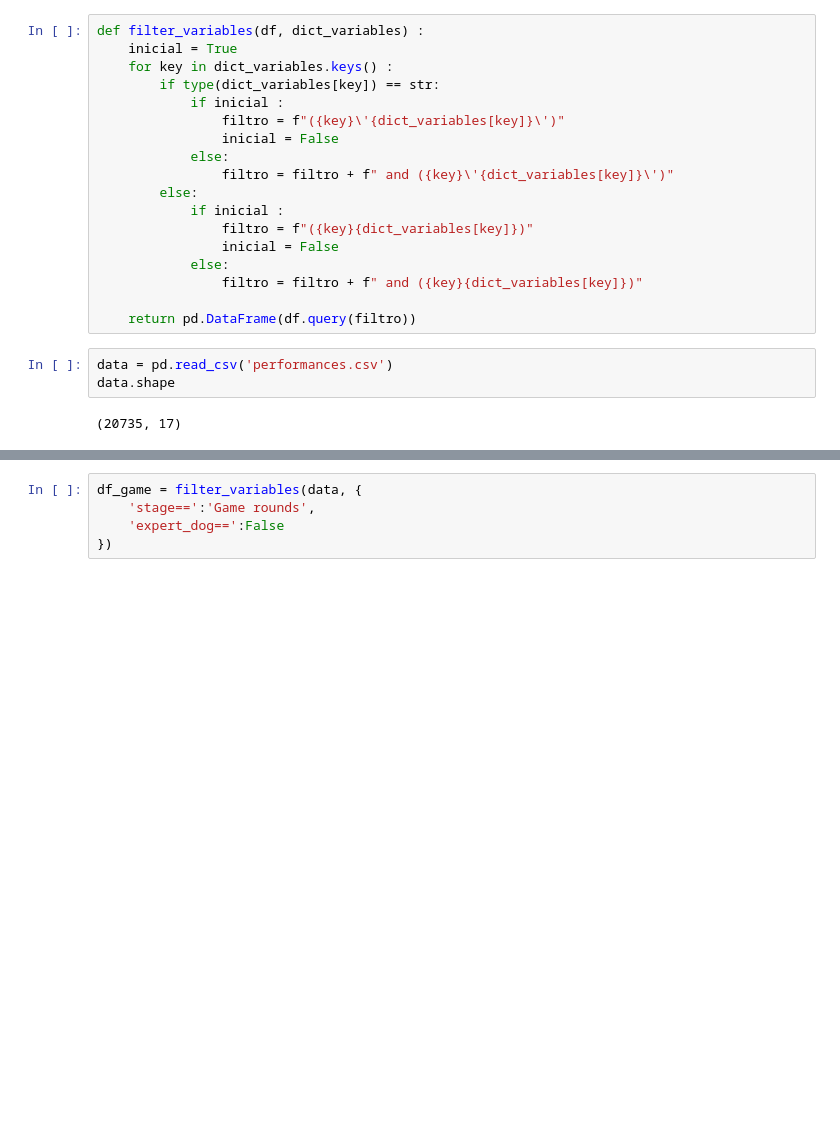
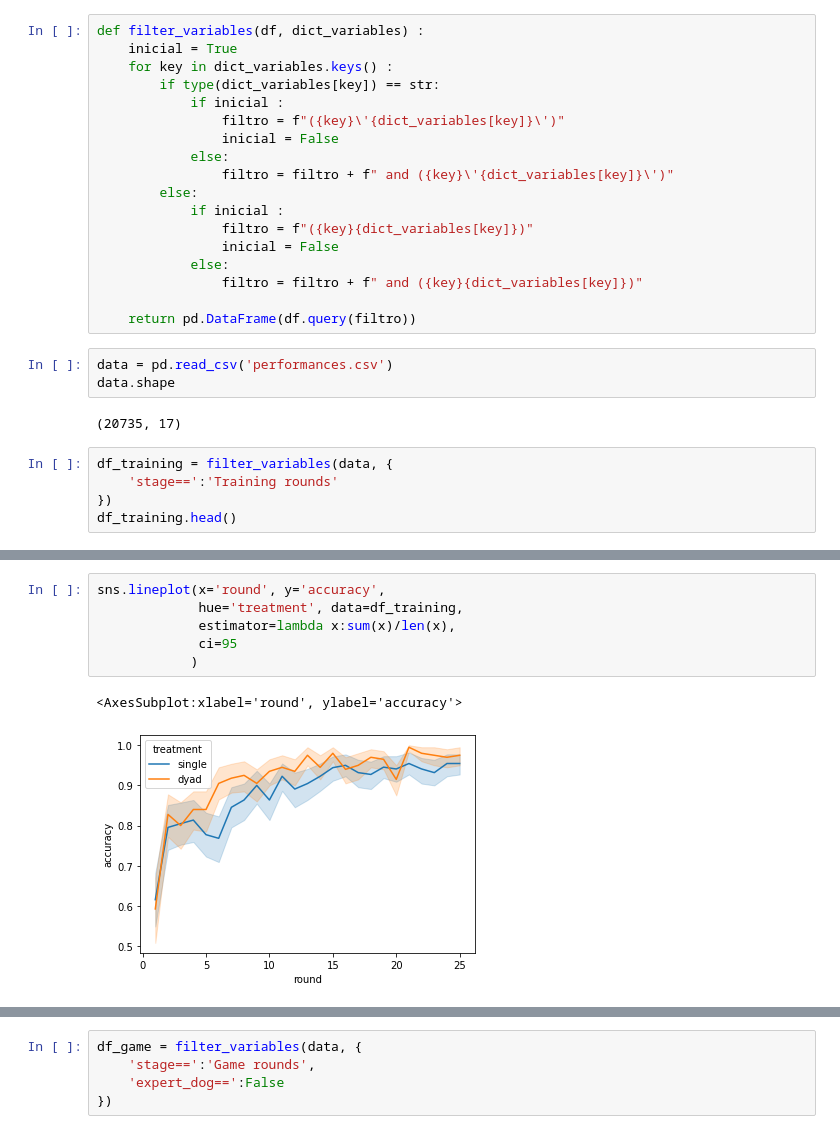
Before and after one commit to EAndrade-Lotero/SPUoDLL, a Jupyter notebook: Untitled3.ipynb, the cells around one changed output, grey strips where cells are left out. Cells and saved outputs as stored; diff of their text form; blank space fills up the shorter version.

```diff
--- a/Untitled3.ipynb
+++ b/Untitled3.ipynb
@@ -31,3 +31,8 @@ data = pd.read_csv('performances.csv')
 data.shape
 # %% [output]
 (20735, 17)
+# %%
+df_training = filter_variables(data, {
+    'stage==':'Training rounds'
+})
+df_training.head()
@@ -33,0 +46,9 @@ data.shape
+# %%
+sns.lineplot(x='round', y='accuracy',
+             hue='treatment', data=df_training,
+             estimator=lambda x:sum(x)/len(x),
+             ci=95
+            )
+# %% [output]
+<AxesSubplot:xlabel='round', ylabel='accuracy'>
+[figure, added]
```
Also changed, not shown: parts of 7 cells of this notebook, 3 other files.
